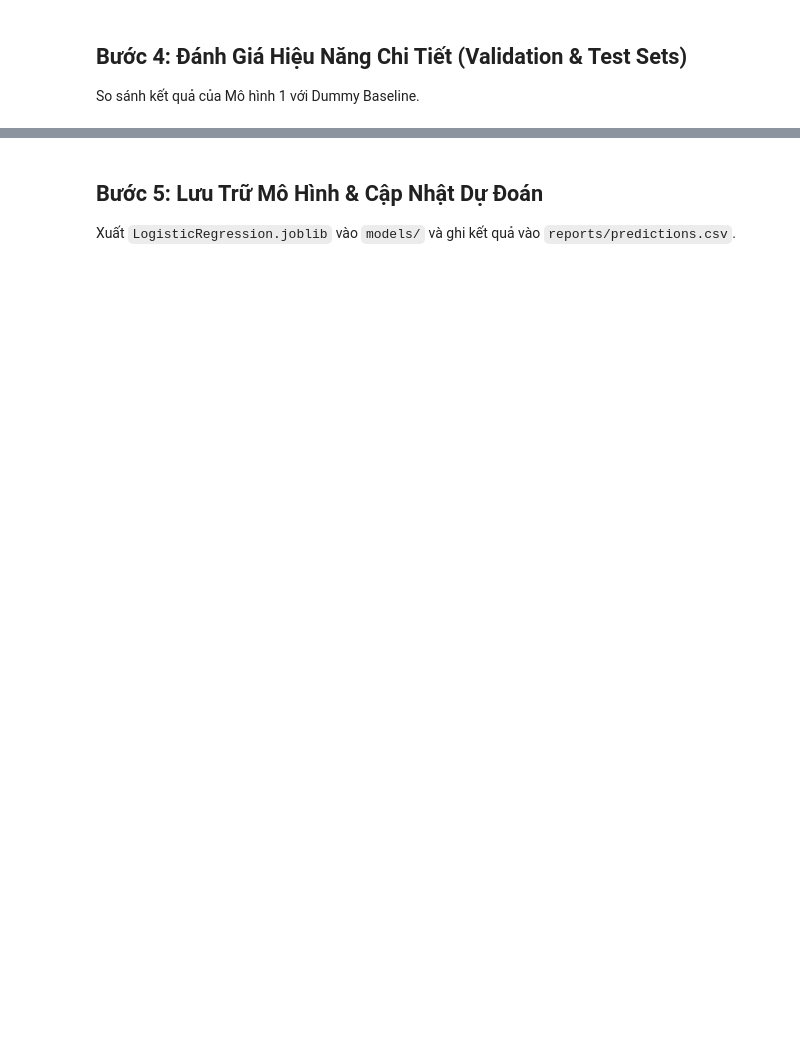
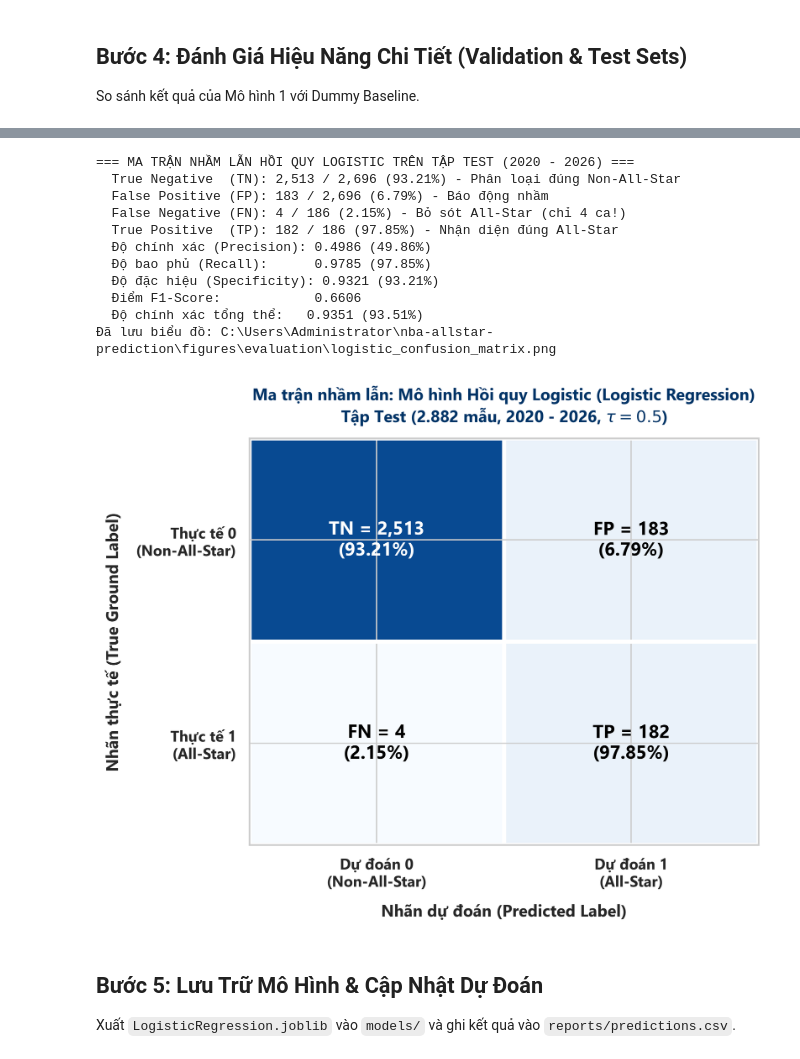
Before and after one commit to LongVoAKAMarcus/nba-allstar-prediction, a Jupyter notebook: notebooks/02_logistic_regression.ipynb, the cells around one changed output, grey strips where cells are left out. Saved outputs shown, nothing was run; the diff lists cells and outputs as text; code cells hidden in the pictures; blank space fills up the shorter version.

```diff
--- a/notebooks/02_logistic_regression.ipynb
+++ b/notebooks/02_logistic_regression.ipynb
@@ -167,3 +171,74 @@ for split_name, X_eval, y_eval in [("Validation (2017-2019)", X_val, y_val), ("T
+# %%
+from sklearn.metrics import confusion_matrix
+import matplotlib.pyplot as plt
+
+# Dự đoán trên tập Test (2020 - 2026)
+y_test_pred = logreg.predict(X_test)
+cm_log = confusion_matrix(y_test, y_test_pred)
+
+tn, fp, fn, tp = cm_log.ravel()
+total_neg = tn + fp
+total_pos = fn + tp
+
+print("=== MA TRẬN NHẦM LẪN HỒI QUY LOGISTIC TRÊN TẬP TEST (2020 - 2026) ===")
+print(f"  True Negative  (TN): {tn:,} / {total_neg:,} ({tn/total_neg:.2%}) - Phân loại đúng Non-All-Star")
+print(f"  False Positive (FP): {fp:,} / {total_neg:,} ({fp/total_neg:.2%}) - Báo động nhầm")
+print(f"  False Negative (FN): {fn:,} / {total_pos:,} ({fn/total_pos:.2%}) - Bỏ sót All-Star (chỉ 4 ca!)")
+print(f"  True Positive  (TP): {tp:,} / {total_pos:,} ({tp/total_pos:.2%}) - Nhận diện đúng All-Star")
+print(f"  Độ chính xác (Precision): {tp / (tp + fp):.4f} ({tp/(tp+fp):.2%})")
+print(f"  Độ bao phủ (Recall):      {tp / (tp + fn):.4f} ({tp/(tp+fn):.2%})")
+print(f"  Độ đặc hiệu (Specificity): {tn / (tn + fp):.4f} ({tn/(tn+fp):.2%})")
+print(f"  Điểm F1-Score:            {2 * tp / (2 * tp + fp + fn):.4f}")
+print(f"  Độ chính xác tổng thể:   {(tp + tn) / len(y_test):.4f} ({(tp+tn)/len(y_test):.2%})")
+
+# Trực quan hóa Heatmap ma trận nhầm lẫn Logistic Regression
+fig, ax = plt.subplots(figsize=(7, 5.8), dpi=300)
+im = ax.imshow(cm_log, cmap=plt.cm.Blues, aspect="auto", vmin=0, vmax=2800)
+
+labels = [
+    [f"TN = {tn:,}\n({tn/total_neg:.2%})", f"FP = {fp:,}\n({fp/total_neg:.2%})"],
+    [f"FN = {fn:,}\n({fn/total_pos:.2%})", f"TP = {tp:,}\n({tp/total_pos:.2%})"]
+]
+
+ax.set_xticks([0, 1])
+ax.set_yticks([0, 1])
+ax.set_xticklabels(["Dự đoán 0\n(Non-All-Star)", "Dự đoán 1\n(All-Star)"], fontsize=11, fontweight="bold")
+ax.set_yticklabels(["Thực tế 0\n(Non-All-Star)", "Thực tế 1\n(All-Star)"], fontsize=11, fontweight="bold")
+ax.set_xlabel("Nhãn dự đoán (Predicted Label)", fontsize=12, fontweight="bold", labelpad=10)
+ax.set_ylabel("Nhãn thực tế (True Ground Label)", fontsize=12, fontweight="bold", labelpad=10)
+ax.set_title("Ma trận nhầm lẫn: Mô hình Hồi quy Logistic (Logistic Regression)\nTập Test (2.882 mẫu, 2020 - 2026, $\\tau = 0.5$)",
+             fontsize=12, fontweight="bold", color="#003366", pad=12)
+
+for r in range(2):
+    for c in range(2):
+        val = cm_log[r, c]
+        color = "white" if val > 1200 else "black"
+        ax.text(c, r, labels[r][c], ha="center", va="center", fontsize=13.5, fontweight="bold", color=color)
+
+ax.set_xticks(np.arange(-0.5, 2, 1), minor=True)
+ax.set_yticks(np.arange(-0.5, 2, 1), minor=True)
+ax.grid(which="minor", color="white", linestyle="-", linewidth=3)
+ax.tick_params(which="minor", bottom=False, left=False)
+
+plt.tight_layout()
+fig_path = ROOT_DIR / "figures" / "evaluation" / "logistic_confusion_matrix.png"
+fig_path.parent.mkdir(parents=True, exist_ok=True)
+plt.savefig(fig_path, dpi=300, bbox_inches="tight")
+print(f"Đã lưu biểu đồ: {fig_path}")
+plt.show()
+# %% [output]
+=== MA TRẬN NHẦM LẪN HỒI QUY LOGISTIC TRÊN TẬP TEST (2020 - 2026) ===
+  True Negative  (TN): 2,513 / 2,696 (93.21%) - Phân loại đúng Non-All-Star
+  False Positive (FP): 183 / 2,696 (6.79%) - Báo động nhầm
+  False Negative (FN): 4 / 186 (2.15%) - Bỏ sót All-Star (chỉ 4 ca!)
+  True Positive  (TP): 182 / 186 (97.85%) - Nhận diện đúng All-Star
+  Độ chính xác (Precision): 0.4986 (49.86%)
+  Độ bao phủ (Recall):      0.9785 (97.85%)
+  Độ đặc hiệu (Specificity): 0.9321 (93.21%)
+  Điểm F1-Score:            0.6606
+  Độ chính xác tổng thể:   0.9351 (93.51%)
+Đã lưu biểu đồ: C:\Users\Administrator\nba-allstar-prediction\figures\evaluation\logistic_confusion_matrix.png
+[figure, added]
 # %% [markdown]
 ## Bước 5: Lưu Trữ Mô Hình & Cập Nhật Dự Đoán
 Xuất `LogisticRegression.joblib` vào `models/` và ghi kết quả vào `reports/predictions.csv`.
```
Also changed, not shown: parts of 4 cells of this notebook, 21 other files.
